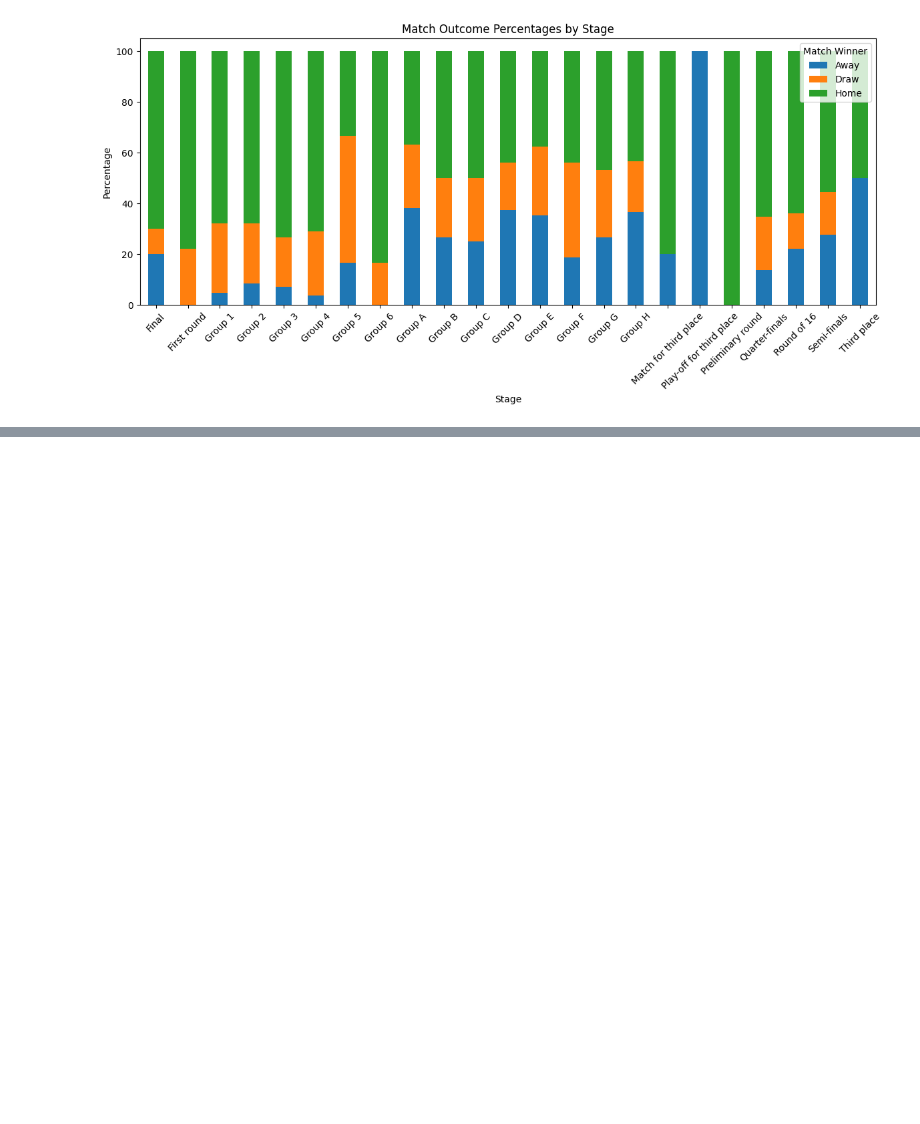
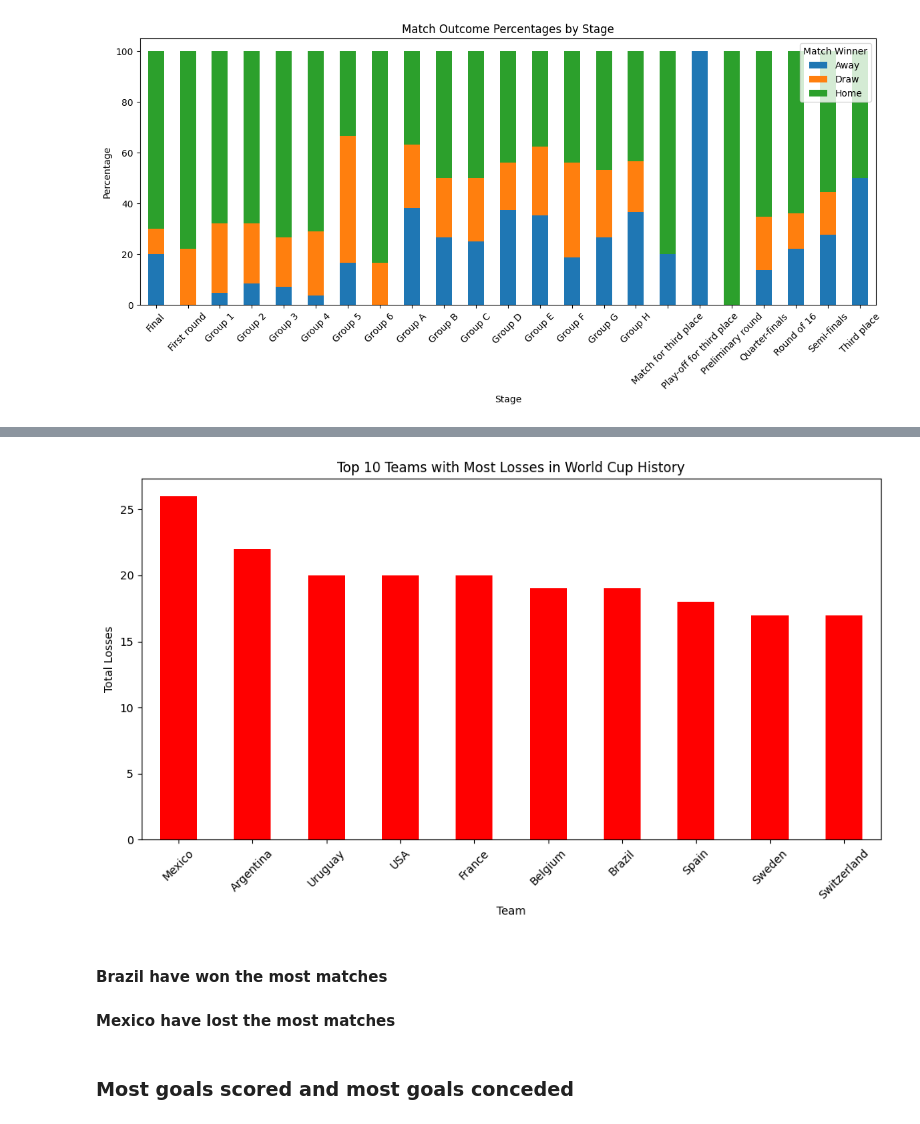
Before and after one commit to BarraHarrison/FIFA-World-Cup-Statistics, a Jupyter notebook: main.ipynb, the cells around one changed output, grey strips where cells are left out. Cells and saved outputs as stored; diff of their text form; code cells hidden in the pictures; blank space fills up the shorter version.

```diff
--- a/main.ipynb
+++ b/main.ipynb
@@ -158,0 +165,7 @@ plt.show()
+# %%
+home_losers = matches_df[matches_df['match_winner'] == 'Away']['Home Team Name'].value_counts()
+away_losers = matches_df[matches_df['match_winner'] == 'Home']['Away Team Name'].value_counts()
+
+team_losses = (home_losers + away_losers).sort_values(ascending=False)
+print("Top 10 Losing Teams:")
+print(team_losses.head(10))
@@ -158,0 +195,15 @@ plt.show()
+# %%
+team_losses.head(10).plot(kind='bar', figsize=(10, 6), color='red')
+plt.title('Top 10 Teams with Most Losses in World Cup History')
+plt.ylabel('Total Losses')
+plt.xlabel('Team')
+plt.xticks(rotation=45)
+plt.tight_layout()
+plt.show()
+# %% [output]
+[figure, added]
+# %% [markdown]
+#### Brazil have won the most matches
+#### Mexico have lost the most matches
+# %% [markdown]
+### Most goals scored and most goals conceded
```
Also changed, not shown: parts of 10 cells of this notebook.
